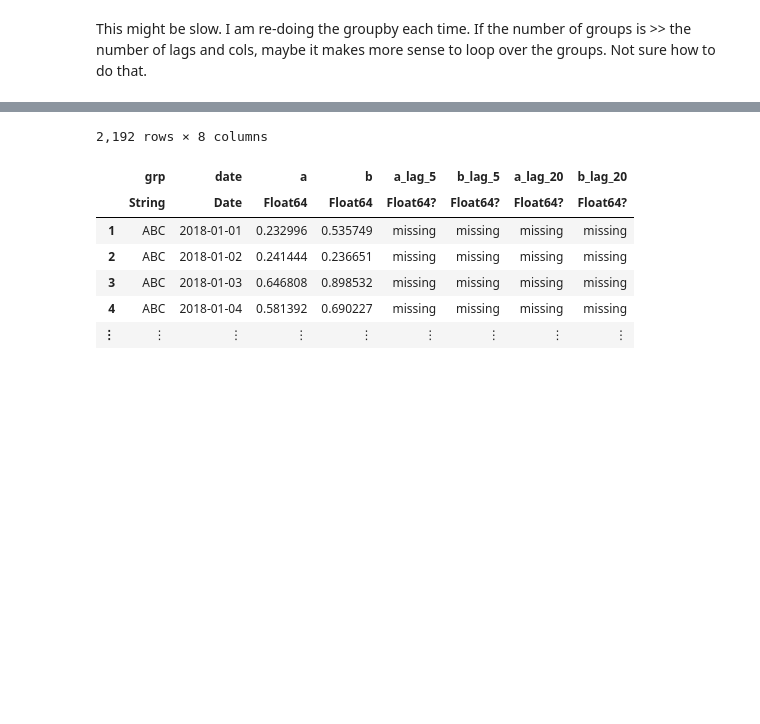
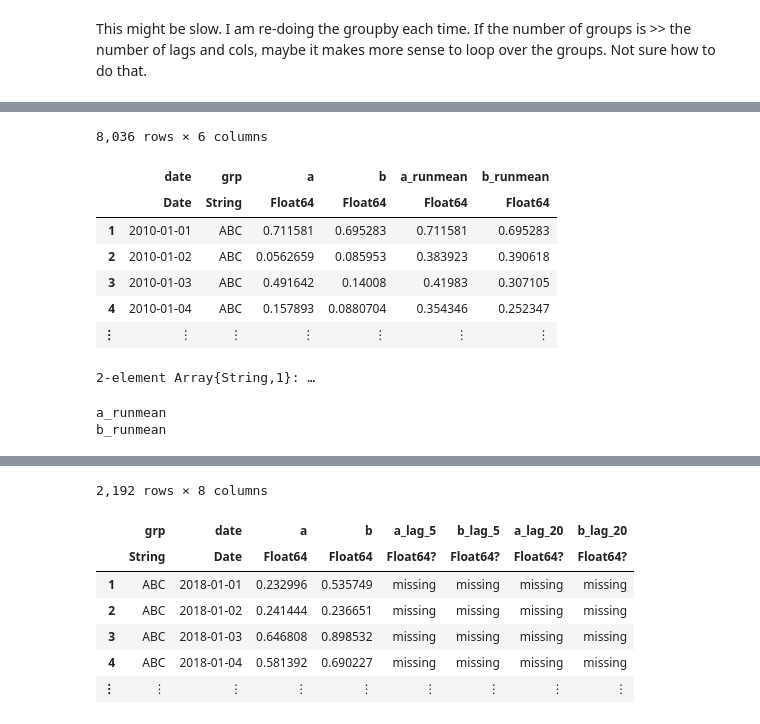
Before and after one commit to marketneutral/misc_research, a Jupyter notebook: julia_learning/dataframe_recipes.ipynb, the cells around one changed output, grey strips where cells are left out. Saved outputs shown, nothing was run; the diff lists cells and outputs as text; code cells hidden in the pictures; blank space fills up the shorter version.

```diff
--- a/julia_learning/dataframe_recipes.ipynb
+++ b/julia_learning/dataframe_recipes.ipynb
@@ -61,0 +272,22 @@ end
+# %%
+hcat(df, new_cols...)
+# %% [output]
+8,036 rows × 6 columns
+|  | date | grp | a | b | a_runmean | b_runmean |
+|  | Date | String | Float64 | Float64 | Float64 | Float64 |
+| 1 | 2010-01-01 | ABC | 0.711581 | 0.695283 | 0.711581 | 0.695283 |
+| 2 | 2010-01-02 | ABC | 0.0562659 | 0.085953 | 0.383923 | 0.390618 |
+| 3 | 2010-01-03 | ABC | 0.491642 | 0.14008 | 0.41983 | 0.307105 |
+| 4 | 2010-01-04 | ABC | 0.157893 | 0.0880704 | 0.354346 | 0.252347 |
+| ⋮ | ⋮ | ⋮ | ⋮ | ⋮ | ⋮ | ⋮ |
+# %%
+[names(new_cols[i])[1] for i in 1:length(new_cols)]
+# %% [output]
+2-element Array{String,1}: …
+# %%
+for i in 1:2
+    println(names(new_cols[i])[1])
+end
+# %% [output]
+a_runmean
+b_runmean
```
Also changed, not shown: parts of 27 cells of this notebook, 1 other file.
